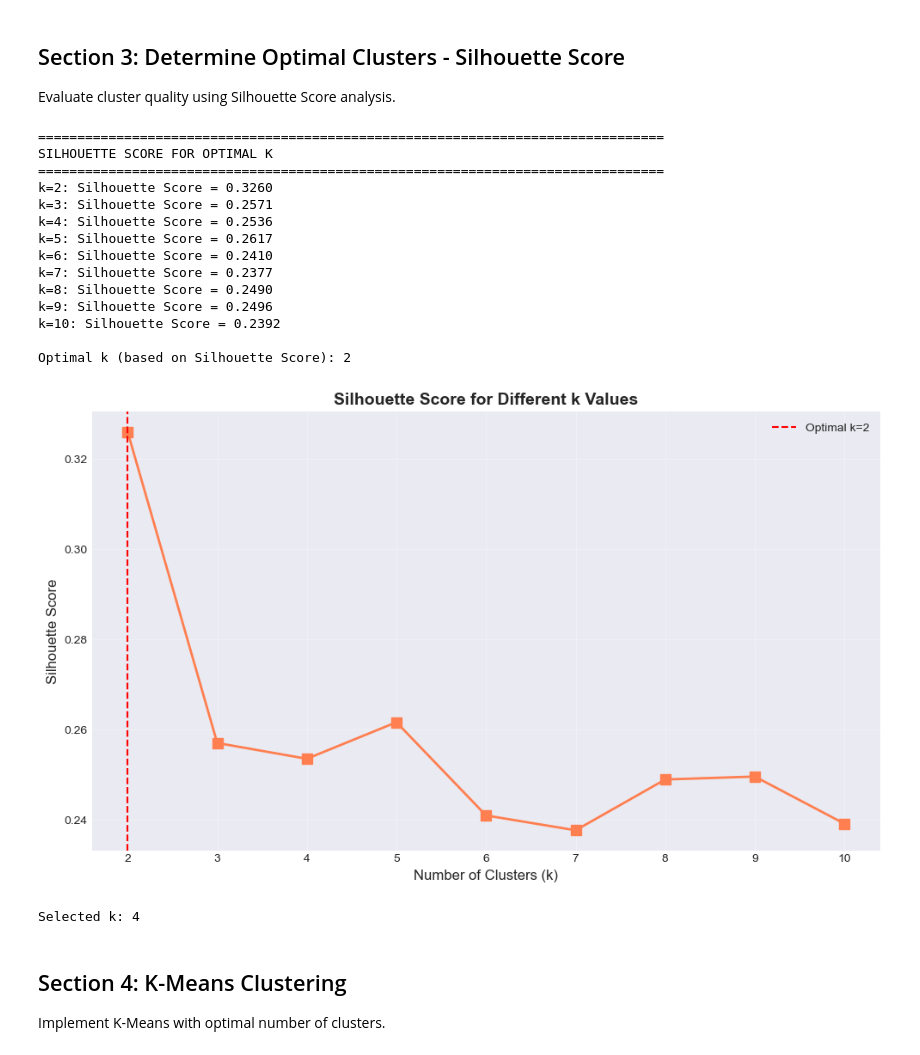
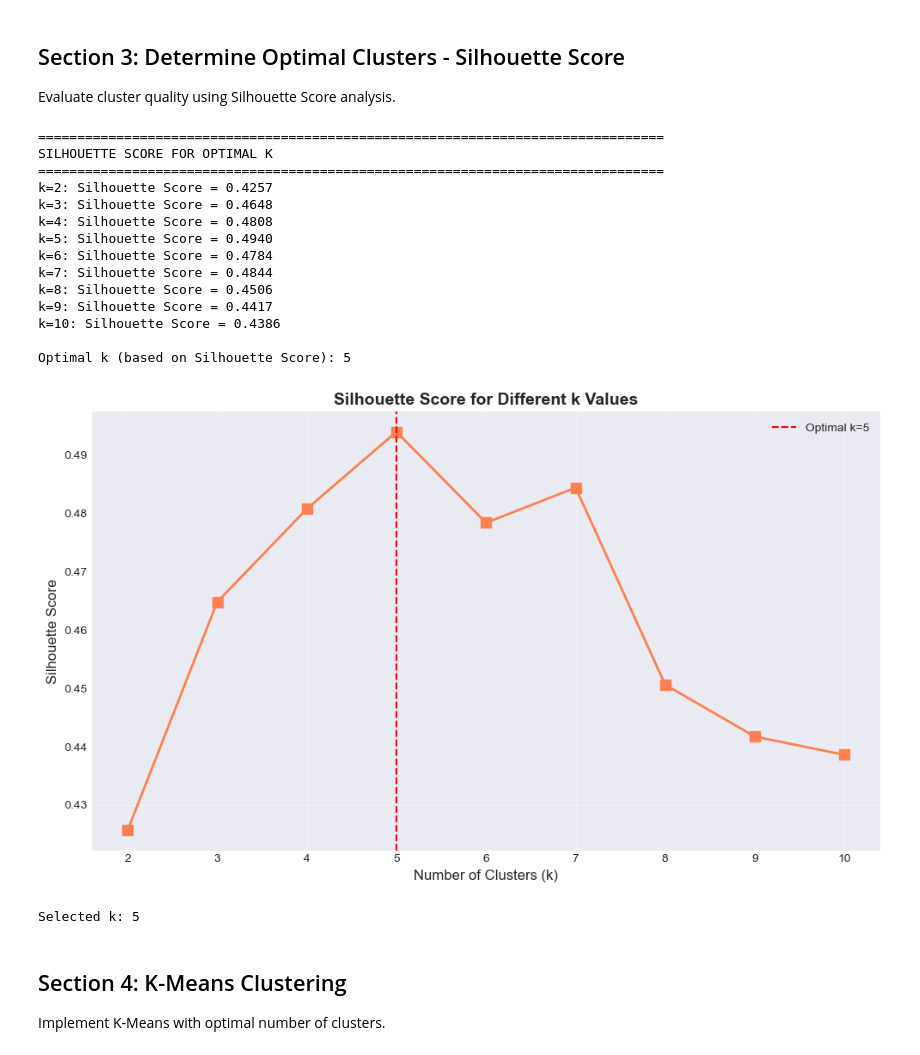
Before and after one commit to jaifm/msc-FAIDM-Assessment-1, a Jupyter notebook: 1_Notebooks/03_Clustering_Models.ipynb, the cells around one changed output. Cells and saved outputs as stored; diff of their text form; code cells hidden in the pictures.

Commit message:
changed clustering features - improved explainability adn accuracy

```diff
--- a/1_Notebooks/03_Clustering_Models.ipynb
+++ b/1_Notebooks/03_Clustering_Models.ipynb
@@ -45,26 +45,49 @@ print('=' * 80)
 
 df_encoded = pd.read_pickle('../2_Outputs/df_encoded_full.pkl')
 
-clustering_features = [
-    'total_clicks', 'avg_clicks_per_day', 'avg_clicks_per_week',
-    'days_active', 'late_clicks',
-    'score_mean', 'submit_delay_mean', 'num_late_submissions',
-    'num_assessments', 'target_score'
-]
+# Create 4 simple, interpretable features
+print('Creating explainable student engagement features...\n')
 
-clustering_features = [col for col in clustering_features if col in df_encoded.columns]
-print(f'Clustering features selected ({len(clustering_features)}): {clustering_features}')
+df_features = df_encoded.copy()
 
-X_clustering = df_encoded[clustering_features].fillna(0)
+# Feature 1: Engagement Level (how active is the student?)
+df_features['engagement'] = (
+    df_encoded['total_clicks'] / df_encoded['total_clicks'].quantile(0.95)
+).clip(0, 1)  # Normalise to 0-1, cap at top 5%
+
+# Feature 2: Consistency (do they engage steadily or sporadically?)
+df_features['consistency'] = (
+    df_encoded['days_active'] / df_encoded['days_active'].max()
+)  # Proportion of course days active
+
+# Feature 3: On-Time Performance (do they submit work on time?)
+df_features['timeliness'] = 1 - (
+    df_encoded['num_late_submissions'] / (df_encoded['num_assessments'] + 1)
+).clip(0, 1)  # 1 = all on time, 0 = all late
+
+# Feature 4: Academic Performance (how well do they score?)
+df_features['performance'] = (
+    df_encoded['target_score'] / 100
+).clip(0, 1)  # Normalise score to 0-1
+
+# Select only the 4 engineered features
+clustering_features = ['engagement', 'consistency', 'timeliness', 'performance']
+
+print(f'Clustering Features ({len(clustering_features)}):')
+for feat in clustering_features:
+    print(f'  • {feat.capitalize()}: Min={df_features[feat].min():.3f}, Max={df_features[feat].max():.3f}, Mean={df_features[feat].mean():.3f}')
+
+X_clustering = df_features[clustering_features].fillna(0)
 
 print(f'\nClustering dataset shape: {X_clustering.shape}')
-print(f'Feature statistics:')
+print(f'\nFeature Summary:')
 print(X_clustering.describe())
 
 scaler = StandardScaler()
 X_clustering_scaled = scaler.fit_transform(X_clustering)
 
 print(f'\nScaled features shape: {X_clustering_scaled.shape}')
+print('Ready for clustering...')
 # %% [output]
 ================================================================================
 CLUSTERING: FEATURE PREPARATION
@@ -136,46 +159,46 @@ print('=' * 80)
 silhouette_scores = []
 
 for k in k_range:
     kmeans = KMeans(n_clusters=k, random_state=42, n_init=10)
     cluster_labels = kmeans.fit_predict(X_clustering_scaled)
     silhouette_avg = silhouette_score(X_clustering_scaled, cluster_labels)
     silhouette_scores.append(silhouette_avg)
     print(f'k={k}: Silhouette Score = {silhouette_avg:.4f}')
 
 optimal_k_silhouette = k_range[np.argmax(silhouette_scores)]
 print(f'\nOptimal k (based on Silhouette Score): {optimal_k_silhouette}')
 
 plt.figure(figsize=(10, 6))
 plt.plot(k_range, silhouette_scores, marker='s', linestyle='-', linewidth=2, markersize=8, color='coral')
 plt.axvline(x=optimal_k_silhouette, color='red', linestyle='--', label=f'Optimal k={optimal_k_silhouette}')
 plt.xlabel('Number of Clusters (k)', fontsize=12)
 plt.ylabel('Silhouette Score', fontsize=12)
 plt.title('Silhouette Score for Different k Values', fontsize=14, fontweight='bold')
 plt.grid(True, alpha=0.3)
 plt.xticks(k_range)
 plt.legend()
 plt.tight_layout()
 plt.show()
 
-optimal_k = 4
+optimal_k = 5
 print(f'\nSelected k: {optimal_k}')
 # %% [output]
 ================================================================================
 SILHOUETTE SCORE FOR OPTIMAL K
 ================================================================================
-k=2: Silhouette Score = 0.3260
-k=3: Silhouette Score = 0.2571
-k=4: Silhouette Score = 0.2536
-k=5: Silhouette Score = 0.2617
-k=6: Silhouette Score = 0.2410
-k=7: Silhouette Score = 0.2377
-k=8: Silhouette Score = 0.2490
-k=9: Silhouette Score = 0.2496
-k=10: Silhouette Score = 0.2392
+k=2: Silhouette Score = 0.4257
+k=3: Silhouette Score = 0.4648
+k=4: Silhouette Score = 0.4808
+k=5: Silhouette Score = 0.4940
+k=6: Silhouette Score = 0.4784
+k=7: Silhouette Score = 0.4844
+k=8: Silhouette Score = 0.4506
+k=9: Silhouette Score = 0.4417
+k=10: Silhouette Score = 0.4386
 
-Optimal k (based on Silhouette Score): 2
+Optimal k (based on Silhouette Score): 5
-[figure, old version]
+[figure, new version]
-Selected k: 4
+Selected k: 5
 # %% [markdown]
 ## Section 4: K-Means Clustering
 
```
Also changed, not shown: parts of 6 cells of this notebook.
